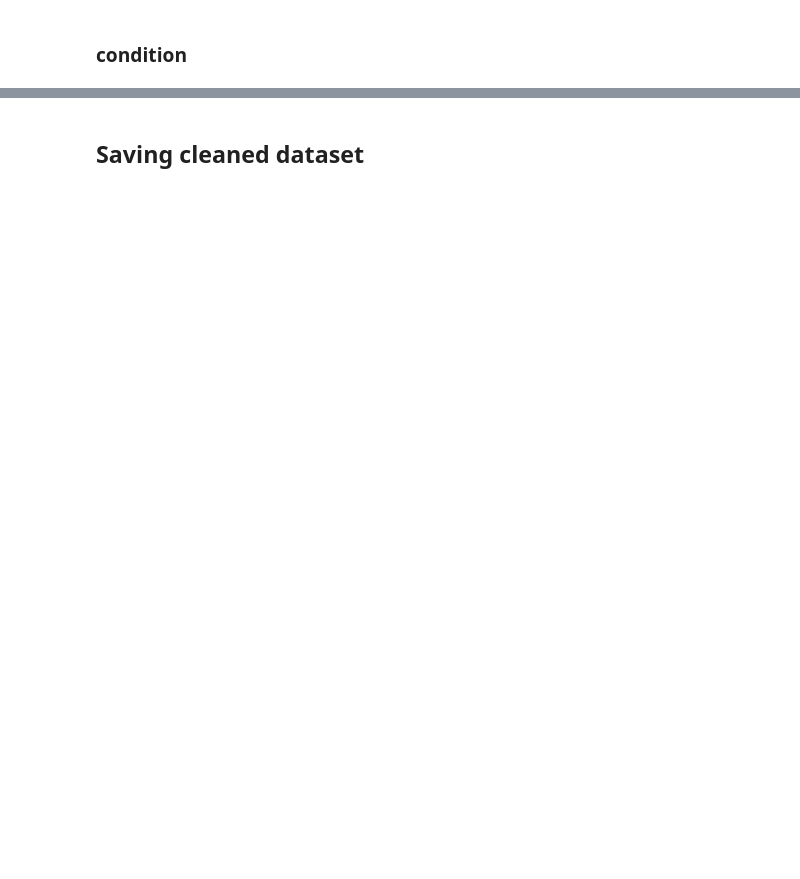
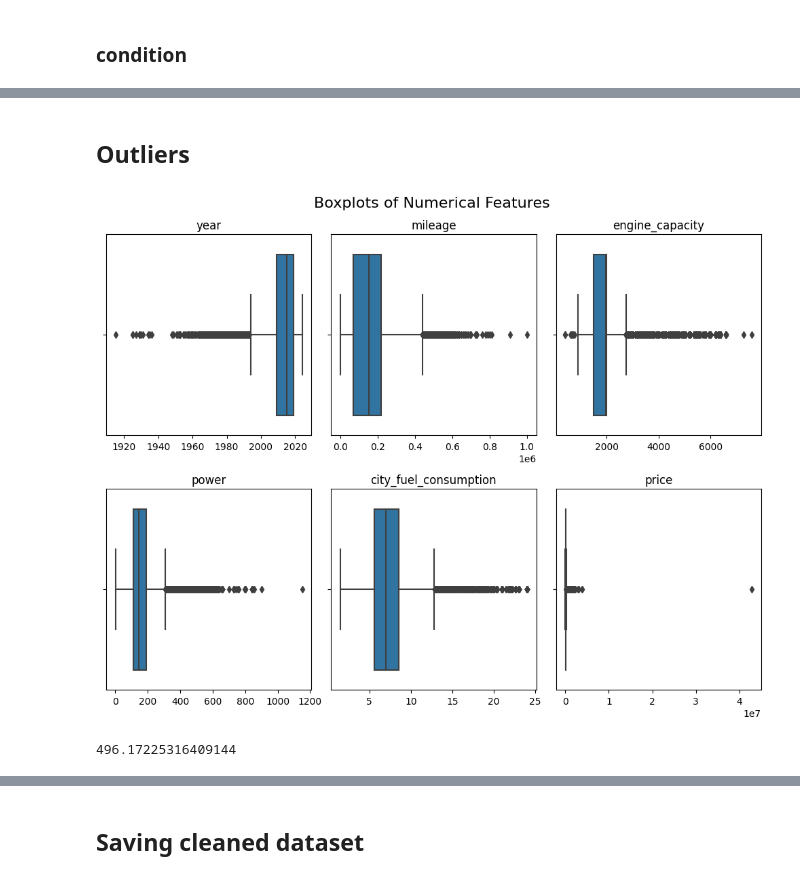
Before and after one commit to pawel-grzeszczyk/Car-Market-Analysis, a Jupyter notebook: data_cleaning.ipynb, the cells around one changed output, grey strips where cells are left out. Drawn from its saved outputs; the diff is of its cells as text; code cells hidden in the pictures; blank space fills up the shorter version.

Commit message:
Data Cleaning Winsorization

```diff
--- a/data_cleaning.ipynb
+++ b/data_cleaning.ipynb
@@ -13,16 +15,16 @@ importlib.reload(utlis)
 # %% [markdown]
 Make sure to uncomment cells in this section in order to create a dataset that contains all data from data scraping.
 # %%
-# from os import listdir
+from os import listdir
 
-# PATH = 'data_scraping/data/datasets/'
+PATH = 'data_scraping/data/datasets/'
 
-# # Concatenating all datasets
-# for i, ds in enumerate(listdir(PATH)):
-#     if i == 0:
-#         data = pd.read_csv(f'{PATH}{ds}')
-#     else:
-#         data = pd.concat([data, pd.read_csv(f'{PATH}{ds}')])
+# Concatenating all datasets
+for i, ds in enumerate(listdir(PATH)):
+    if i == 0:
+        data = pd.read_csv(f'{PATH}{ds}')
+    else:
+        data = pd.concat([data, pd.read_csv(f'{PATH}{ds}')])
 
-# print(data.shape)
-# data.head()
+print(data.shape)
+data.head()
@@ -687,0 +714,25 @@ Name: condition, dtype: int64
+# %% [markdown]
+## **Outliers**
+# %%
+features = ['year', 'mileage', 'engine_capacity', 'power', 'city_fuel_consumption', 'price']
+# %%
+# First, using boxplot I will check the distribution of numerical features
+
+fig, axes = plt.subplots(2, 3, figsize=(10, 8))
+axes = axes.flatten()
+
+for i, feature in enumerate(features):
+    ax = axes[i]
+    sns.boxplot(x=data[feature], ax=ax)
+    ax.set_title(feature)
+    ax.set_xlabel('')
+
+plt.suptitle('Boxplots of Numerical Features', fontsize=16)
+plt.tight_layout()
+plt.show()
+# %% [output]
+[figure, added]
+# %%
+data['price'].max()/data['price'].mean()
+# %% [output]
+496.17225316409144
```
Also changed, not shown: parts of 28 cells of this notebook, 1 other file.
